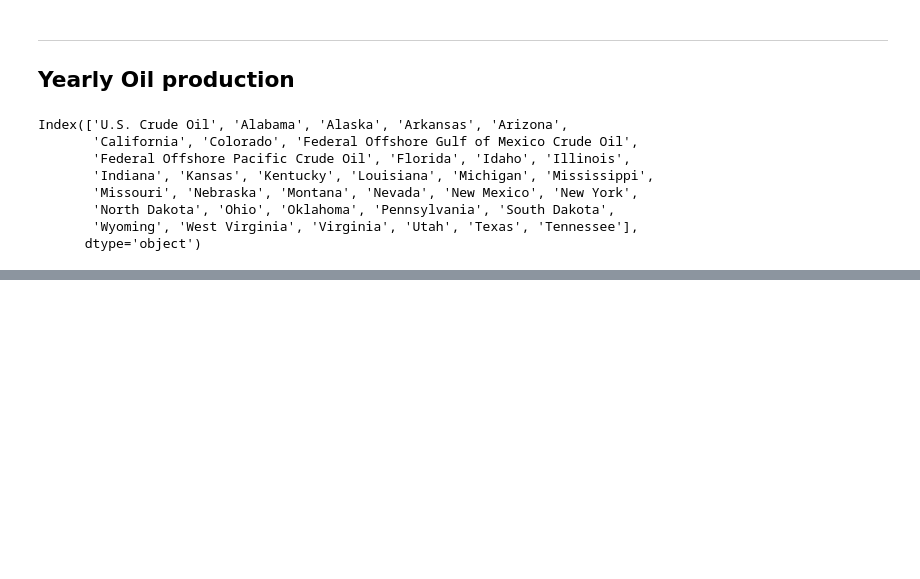
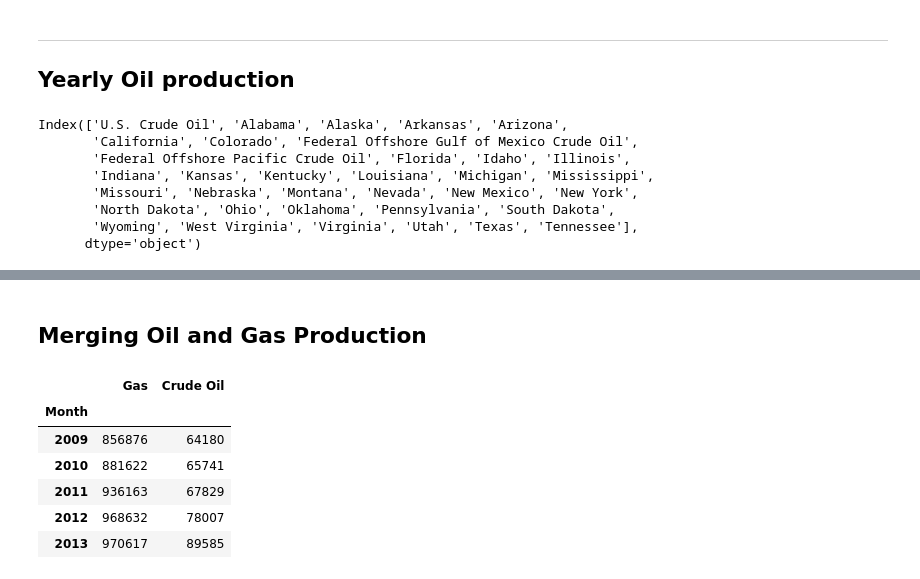
Before and after one commit to melis-gezer/data-us-oil-and-gas-production, a Jupyter notebook: oil_and_gas.ipynb, the cells around one changed output, grey strips where cells are left out. Saved outputs shown, nothing was run; the diff lists cells and outputs as text; code cells hidden in the pictures; blank space fills up the shorter version.

```diff
--- a/oil_and_gas.ipynb
+++ b/oil_and_gas.ipynb
@@ -185,0 +217,16 @@ Index(['U.S. Crude Oil', 'Alabama', 'Alaska', 'Arkansas', 'Arizona',
+# %% [markdown]
+## Merging Oil and Gas Production
+# %%
+total_gas = filtered_yearly_gas_df.iloc[:, [0]].rename(columns={filtered_yearly_gas_df.columns[0]: "Gas"})
+total_oil = filtered_yearly_oil_df.iloc[:, [0]].rename(columns={filtered_yearly_oil_df.columns[0]: "Crude Oil"})
+
+merged_df = pd.concat([total_gas, total_oil], axis=1)
+merged_df.head()
+# %% [output]
+|  | Gas | Crude Oil |
+| Month |  |  |
+| 2009 | 856876 | 64180 |
+| 2010 | 881622 | 65741 |
+| 2011 | 936163 | 67829 |
+| 2012 | 968632 | 78007 |
+| 2013 | 970617 | 89585 |
```
Also changed, not shown: parts of 7 cells of this notebook.
